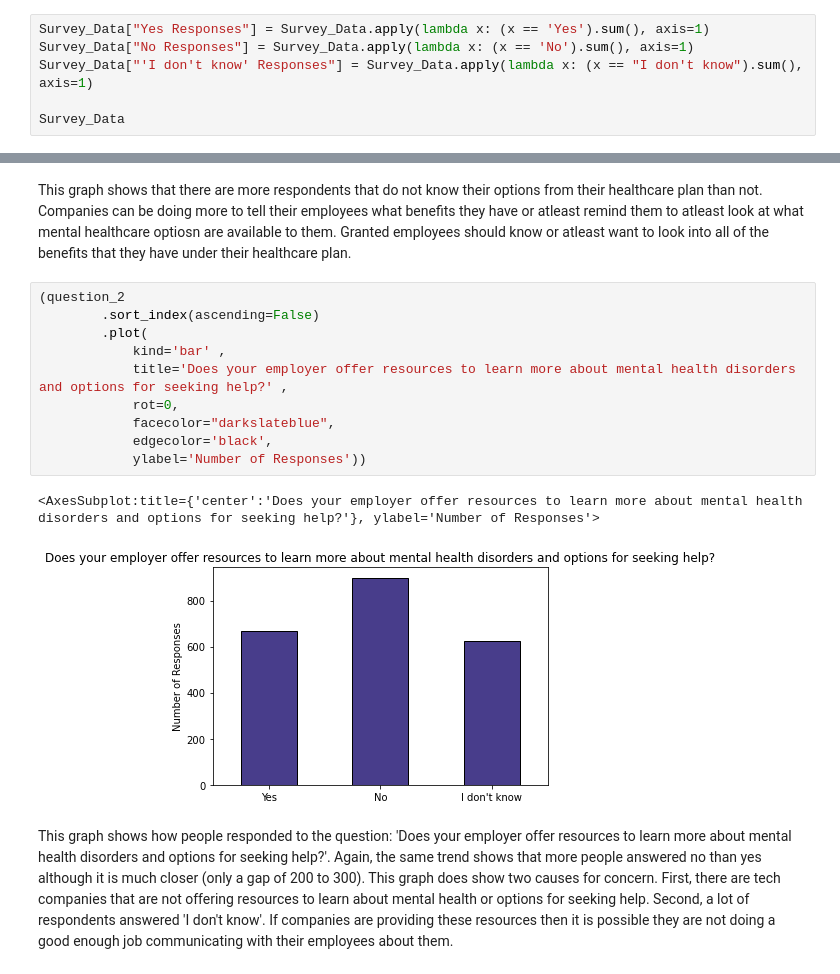
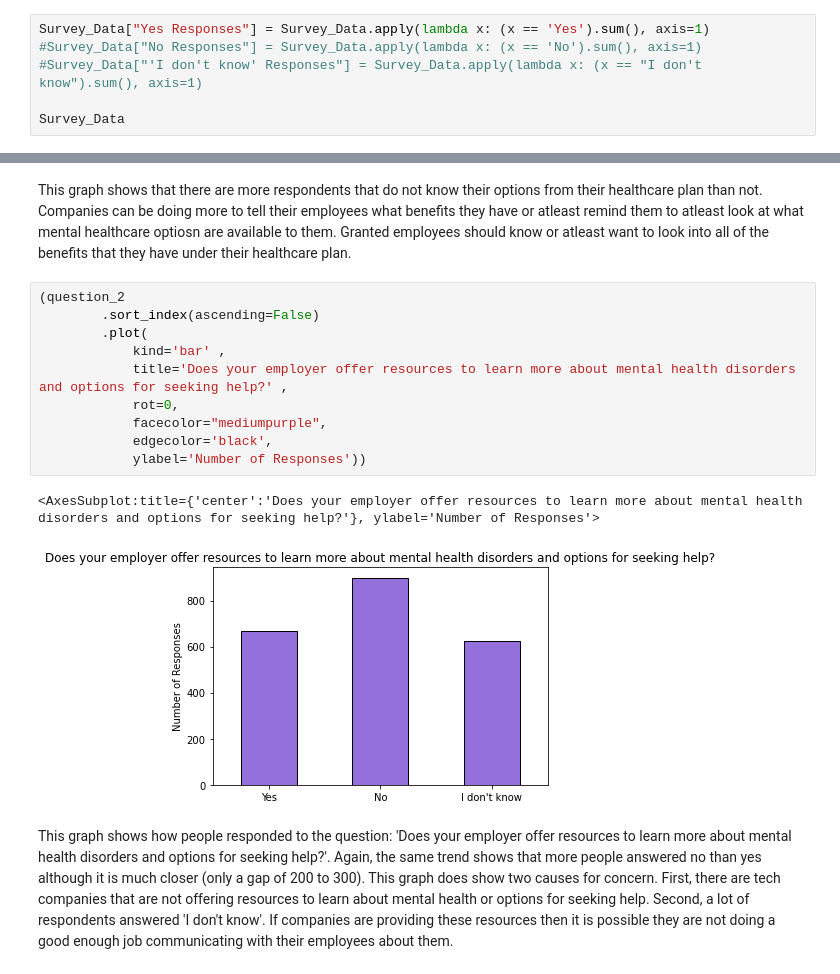
Before and after one commit to Patrick-Bacza/Group-7---Project, a Jupyter notebook: Employer_Analysis.ipynb, the cells around one changed output, grey strips where cells are left out. Cells and saved outputs as stored; diff of their text form.

```diff
--- a/Employer_Analysis.ipynb
+++ b/Employer_Analysis.ipynb
@@ -40,8 +43,8 @@ Survey_Data = Survey_Data.rename(columns ={'Do you know the options for mental h
 Survey_Data = Survey_Data[(Survey_Data['Question 1'] != 'Did Not Answer') & (Survey_Data['Question 2'] != 'Did Not Answer') & (Survey_Data['Question 3'] != 'Did Not Answer') ]
 # %%
 Survey_Data["Yes Responses"] = Survey_Data.apply(lambda x: (x == 'Yes').sum(), axis=1)
-Survey_Data["No Responses"] = Survey_Data.apply(lambda x: (x == 'No').sum(), axis=1)
-Survey_Data["'I don't know' Responses"] = Survey_Data.apply(lambda x: (x == "I don't know").sum(), axis=1)
+#Survey_Data["No Responses"] = Survey_Data.apply(lambda x: (x == 'No').sum(), axis=1)
+#Survey_Data["'I don't know' Responses"] = Survey_Data.apply(lambda x: (x == "I don't know").sum(), axis=1)
 
 Survey_Data
 # %% [output]
@@ -131,16 +145,16 @@ This graph shows that there are more respondents that do not know their options
 # %%
 (question_2
         .sort_index(ascending=False)
         .plot(
             kind='bar' ,
             title='Does your employer offer resources to learn more about mental health disorders and options for seeking help?' ,
             rot=0,
-            facecolor="darkslateblue",
+            facecolor="mediumpurple",
             edgecolor='black',
             ylabel='Number of Responses'))
 # %% [output]
 <AxesSubplot:title={'center':'Does your employer offer resources to learn more about mental health disorders and options for seeking help?'}, ylabel='Number of Responses'>
-[figure, old version]
+[figure, new version]
 # %% [markdown]
 This graph shows how people responded to the question: 'Does your employer offer resources to learn more about mental health disorders and options for seeking help?'. Again, the same trend shows that more people answered no than yes although it is much closer (only a gap of 200 to 300). This graph does show two causes for concern. First, there are tech companies that are not offering resources to learn about mental health or options for seeking help. Second, a lot of respondents answered 'I don't know'. If companies are providing these resources then it is possible they are not doing a good enough job communicating with their employees about them.
 # %%
```
Also changed, not shown: parts of 7 cells of this notebook, 1 other file.
